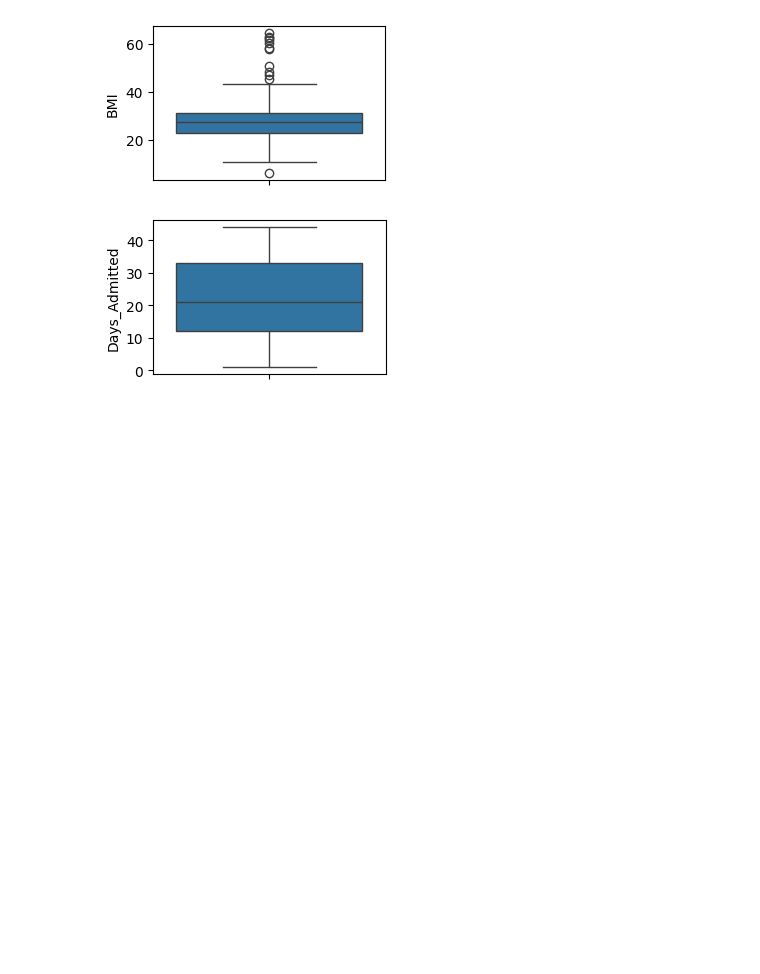
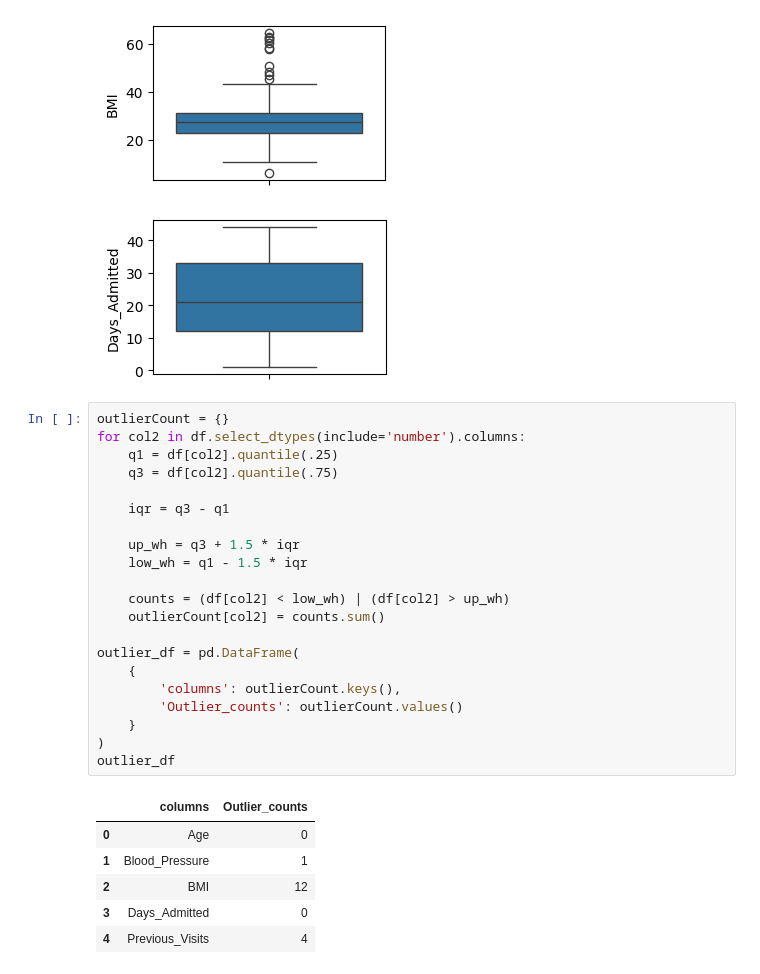
Before and after one commit to Md-Maruf-1727/Machine-Learning-Algorithms, a Jupyter notebook: Decision Tree/Hospital Patient Readmission model/code.ipynb, the cells around one changed output. Drawn from its saved outputs; the diff is of its cells as text; blank space fills up the shorter version.

```diff
--- a/Decision Tree/Hospital Patient Readmission model/code.ipynb
+++ b/Decision Tree/Hospital Patient Readmission model/code.ipynb
@@ -102,3 +102,31 @@ for col in sel_col:
 [figure]
 [figure]
 [figure]
+# %%
+outlierCount = {}
+for col2 in df.select_dtypes(include='number').columns:
+    q1 = df[col2].quantile(.25)
+    q3 = df[col2].quantile(.75)
+
+    iqr = q3 - q1
+
+    up_wh = q3 + 1.5 * iqr
+    low_wh = q1 - 1.5 * iqr
+
+    counts = (df[col2] < low_wh) | (df[col2] > up_wh)
+    outlierCount[col2] = counts.sum()
+
+outlier_df = pd.DataFrame(
+    {
+        'columns': outlierCount.keys(),
+        'Outlier_counts': outlierCount.values()
+    }
+)
+outlier_df
+# %% [output]
+|  | columns | Outlier_counts |
+| 0 | Age | 0 |
+| 1 | Blood_Pressure | 1 |
+| 2 | BMI | 12 |
+| 3 | Days_Admitted | 0 |
+| 4 | Previous_Visits | 4 |
```
